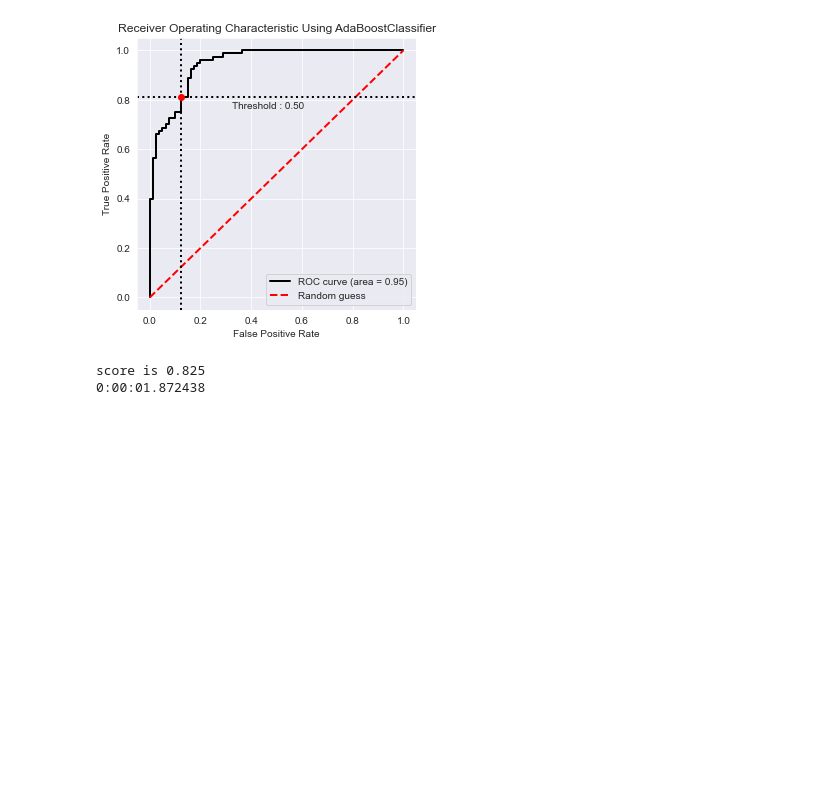
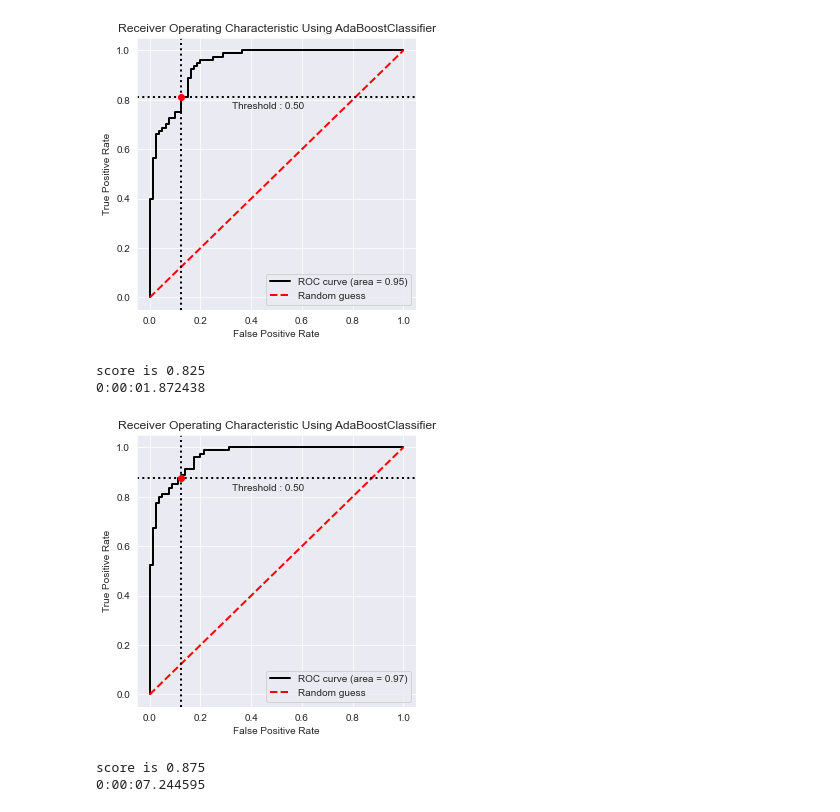
Before and after one commit to XiaoqiW09/M2R, a Jupyter notebook: eeg-machine-learning.ipynb, the cells around one changed output. Cells and saved outputs as stored; diff of their text form; code cells hidden in the pictures; blank space fills up the shorter version.

Commit message:
Add Gradient Boosting

```diff
--- a/eeg-machine-learning.ipynb
+++ b/eeg-machine-learning.ipynb
@@ -476,3 +476,29 @@ print(end-start)
 [figure]
 score is 0.825
 0:00:01.872438
+# %%
+from sklearn.ensemble import GradientBoostingClassifier
+start = datetime.datetime.now()
+clf = GradientBoostingClassifier()
+clf.fit(s12_sig_train, s12_y_train)
+y_pred_proba = clf.predict_proba(s12_sig_test)[:,1]
+y_pred = clf.predict(s12_sig_test)
+
+from plot_metric.functions import BinaryClassification
+import matplotlib.pyplot as plt
+# Visualisation with plot_metric
+from sklearn.metrics import accuracy_score
+bc = BinaryClassification(t12_y_test, y_pred_proba, labels=["Class 0", "Class 1"])
+# Figures
+plt.figure(figsize=(5,5))
+bc.plot_roc_curve()
+plt.title("Receiver Operating Characteristic Using AdaBoostClassifier")
+plt.show()
+score = accuracy_score(t12_y_test, y_pred)
+end = datetime.datetime.now()
+print("score is " + str(score))
+print(end-start)
+# %% [output]
+[figure, added]
+score is 0.875
+0:00:07.244595
```
